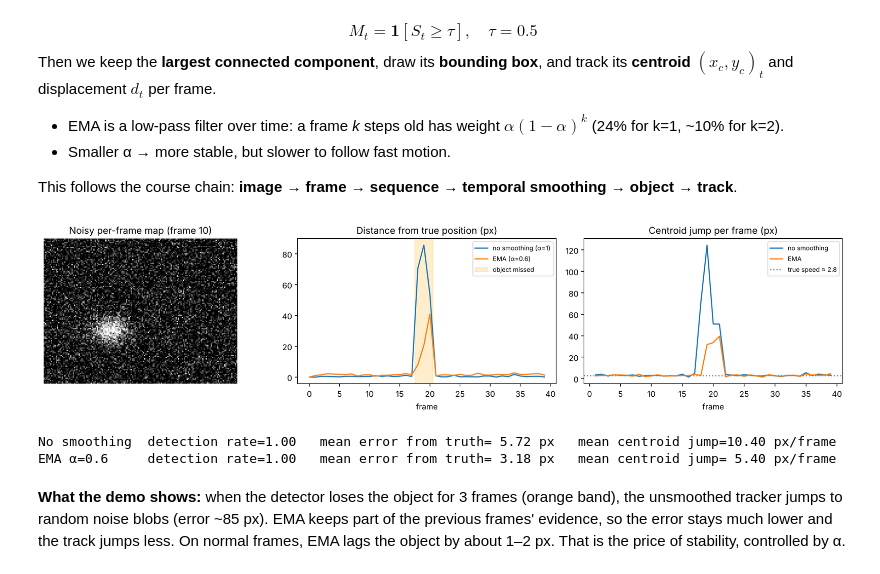
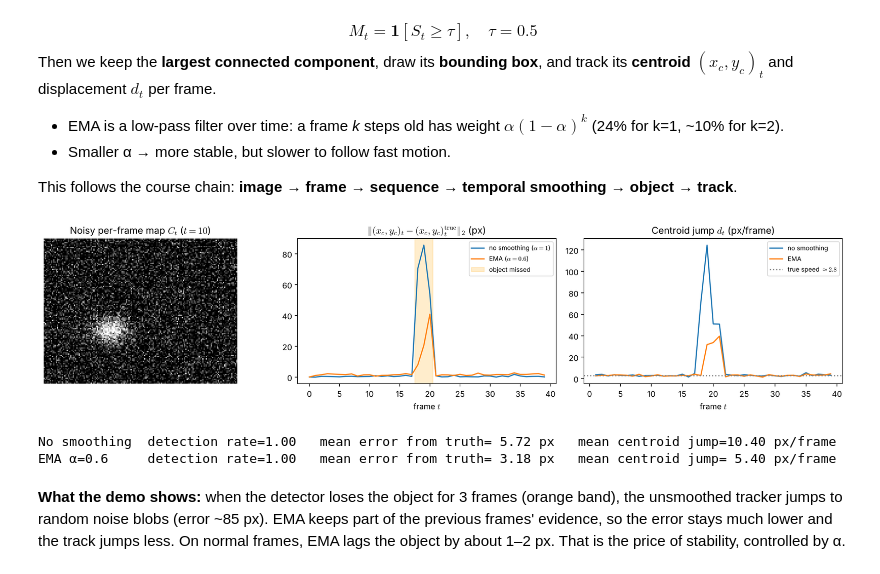
Before and after one commit to akashshukla-github/SINet-COD-VideoAnalytics, a Jupyter notebook: SINet_Complete_Code_Explained.ipynb, the cells around one changed output. Drawn from its saved outputs; the diff is of its cells as text; code cells hidden in the pictures.

```diff
--- a/SINet_Complete_Code_Explained.ipynb
+++ b/SINet_Complete_Code_Explained.ipynb
@@ -46,6 +46,7 @@ import torchvision.transforms as transforms
 from PIL import Image
 
 torch.manual_seed(0); np.random.seed(0)
+plt.rcParams.update({'mathtext.fontset': 'cm'})   # LaTeX-style (Computer Modern) maths in plots
 DEVICE = torch.device('cuda' if torch.cuda.is_available() else 'cpu')
 print('PyTorch', torch.__version__, '| device:', DEVICE)
 
@@ -321,10 +322,10 @@ with torch.no_grad():
     final = blurred.max(coarse)
 
 fig, ax = plt.subplots(1, 4, figsize=(14, 3.3))
-ax[0].imshow(sa.gaussian_kernel[0, 0].detach(), cmap='viridis'); ax[0].set_title('Gaussian kernel 31x31')
-ax[1].imshow(coarse[0, 0], cmap='gray', vmin=0, vmax=1); ax[1].set_title('σ(C_s): coarse map')
-ax[2].imshow(blurred[0, 0], cmap='gray', vmin=0, vmax=1); ax[2].set_title('Blur + min-max  (Ã)')
-ax[3].imshow(final[0, 0], cmap='gray', vmin=0, vmax=1); ax[3].set_title('max(Ã, A): enlarged search area')
+ax[0].imshow(sa.gaussian_kernel[0, 0].detach(), cmap='viridis'); ax[0].set_title(r'Gaussian kernel $\mathcal{G}_{31}$ ($31\times31$)')
+ax[1].imshow(coarse[0, 0], cmap='gray', vmin=0, vmax=1); ax[1].set_title(r'$A=\sigma(C_s)$: coarse map')
+ax[2].imshow(blurred[0, 0], cmap='gray', vmin=0, vmax=1); ax[2].set_title(r'$\tilde A=\mathcal{N}(\mathcal{G}_{31}*A)$')
+ax[3].imshow(final[0, 0], cmap='gray', vmin=0, vmax=1); ax[3].set_title(r'$\max(\tilde A, A)$: enlarged search area')
 for a in ax: a.axis('off')
 plt.tight_layout(); plt.show()
 print('Area with attention > 0.5  before: %d px  after: %d px' % ((coarse > .5).sum(), (final > .5).sum()))
@@ -702,39 +703,39 @@ def run_video(net, video_path, out_dir='./VideoResult', alpha=0.6, tau=0.5, max_
 # Same maps go to two trackers: without smoothing (alpha = 1) and with EMA (alpha = 0.6).
 T, Hh, Ww = 40, 120, 160
 yy, xx = np.mgrid[0:Hh, 0:Ww]
 rng = np.random.default_rng(0)
 maps, truth = [], []
 for t in range(T):
     cx, cy = 30 + 2.5 * t, 60 + 15 * np.sin(t / 6)                         # true path of the object
     truth.append((cx, cy))
     blob = np.exp(-(((xx - cx) / 14) ** 2 + ((yy - cy) / 10) ** 2))
     strength = 0.0 if t in (18, 19, 20) else 1.0                           # detector misses the object
     maps.append(np.clip(strength * blob + 0.3 * rng.standard_normal((Hh, Ww)), 0, 1))
 
 raw, ema = TemporalTracker(alpha=1.0), TemporalTracker(alpha=0.6)         # alpha = 1 -> no smoothing
 for t, C in enumerate(maps):
     raw.update(C, t); ema.update(C, t)
 
 def err_series(log):
     return [np.hypot(r['cx'] - truth[r['frame']][0], r['cy'] - truth[r['frame']][1]) if r['detected'] else np.nan for r in log]
 def jump_series(log):
     return [r['disp'] if r['detected'] and r['disp'] is not None else np.nan for r in log]
 
 fig, ax = plt.subplots(1, 3, figsize=(15, 3.6))
-ax[0].imshow(maps[10], cmap='gray'); ax[0].set_title('Noisy per-frame map (frame 10)'); ax[0].axis('off')
-ax[1].plot(err_series(raw.log), label='no smoothing (α=1)'); ax[1].plot(err_series(ema.log), label='EMA (α=0.6)')
-ax[1].axvspan(17.5, 20.5, color='orange', alpha=.2, label='object missed'); ax[1].set_title('Distance from true position (px)'); ax[1].legend(fontsize=8)
+ax[0].imshow(maps[10], cmap='gray'); ax[0].set_title(r'Noisy per-frame map $C_t$ ($t=10$)'); ax[0].axis('off')
+ax[1].plot(err_series(raw.log), label=r'no smoothing ($\alpha=1$)'); ax[1].plot(err_series(ema.log), label=r'EMA ($\alpha=0.6$)')
+ax[1].axvspan(17.5, 20.5, color='orange', alpha=.2, label='object missed'); ax[1].set_title(r'$\|(x_c,y_c)_t-(x_c,y_c)_t^{\mathrm{true}}\|_2$ (px)'); ax[1].legend(fontsize=8)
 ax[2].plot(jump_series(raw.log), label='no smoothing'); ax[2].plot(jump_series(ema.log), label='EMA')
-ax[2].axhline(2.8, color='gray', ls=':', label='true speed ≈ 2.8'); ax[2].set_title('Centroid jump per frame (px)'); ax[2].legend(fontsize=8)
-for a in ax[1:]: a.set_xlabel('frame')
+ax[2].axhline(2.8, color='gray', ls=':', label=r'true speed $\approx 2.8$'); ax[2].set_title(r'Centroid jump $d_t$ (px/frame)'); ax[2].legend(fontsize=8)
+for a in ax[1:]: a.set_xlabel(r'frame $t$')
 plt.tight_layout(); plt.show()
 
 for name, trk in [('No smoothing', raw), ('EMA α=0.6', ema)]:
     print(f'{name:<13s} detection rate={np.mean([r["detected"] for r in trk.log]):.2f}   '
           f'mean error from truth={np.nanmean(err_series(trk.log)):5.2f} px   '
           f'mean centroid jump={np.nanmean(jump_series(trk.log)):5.2f} px/frame')
 # %% [output]
-[figure, old version]
+[figure, new version]
 No smoothing  detection rate=1.00   mean error from truth= 5.72 px   mean centroid jump=10.40 px/frame
 EMA α=0.6     detection rate=1.00   mean error from truth= 3.18 px   mean centroid jump= 5.40 px/frame
 # %% [markdown]
```
Also changed, not shown: parts of 2 cells of this notebook, 48 other files.
